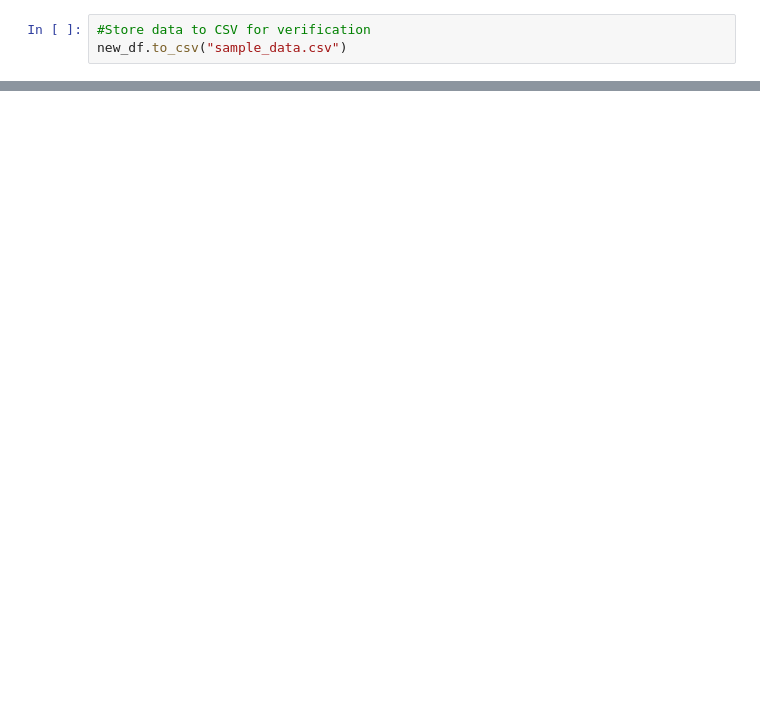
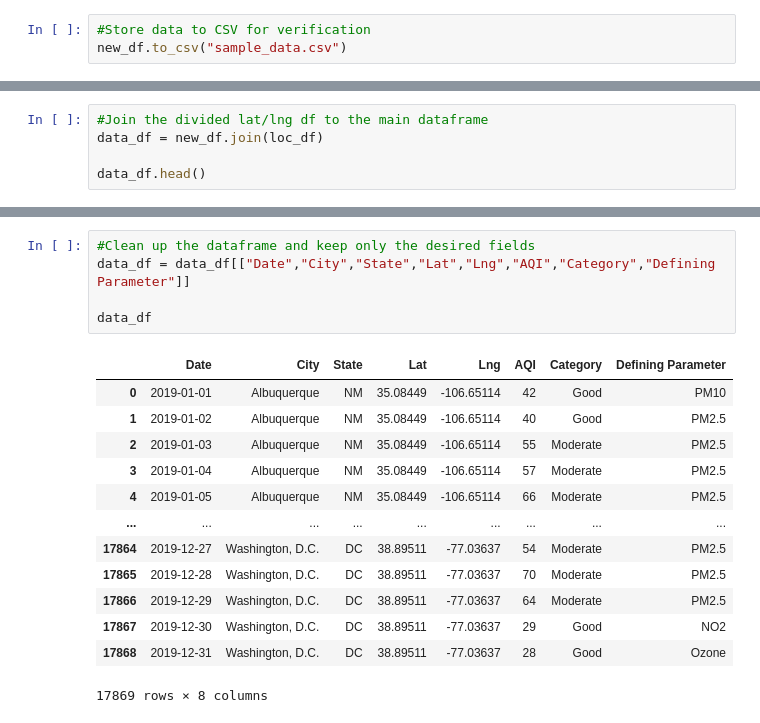
Before and after one commit to BenSnyder90/US-Air-Quality-During-COVID-19, a Jupyter notebook: merge_data.ipynb, the cells around one changed output, grey strips where cells are left out. Cells and saved outputs as stored; diff of their text form; blank space fills up the shorter version.

```diff
--- a/merge_data.ipynb
+++ b/merge_data.ipynb
@@ -201,0 +202,5 @@ neww_df
+# %%
+#Join the divided lat/lng df to the main dataframe
+data_df = new_df.join(loc_df)
+
+data_df.head()
@@ -201,0 +214,19 @@ neww_df
+# %%
+#Clean up the dataframe and keep only the desired fields
+data_df = data_df[["Date","City","State","Lat","Lng","AQI","Category","Defining Parameter"]]
+
+data_df
+# %% [output]
+|  | Date | City | State | Lat | Lng | AQI | Category | Defining Parameter |
+| 0 | 2019-01-01 | Albuquerque | NM | 35.08449 | -106.65114 | 42 | Good | PM10 |
+| 1 | 2019-01-02 | Albuquerque | NM | 35.08449 | -106.65114 | 40 | Good | PM2.5 |
+| 2 | 2019-01-03 | Albuquerque | NM | 35.08449 | -106.65114 | 55 | Moderate | PM2.5 |
+| 3 | 2019-01-04 | Albuquerque | NM | 35.08449 | -106.65114 | 57 | Moderate | PM2.5 |
+| 4 | 2019-01-05 | Albuquerque | NM | 35.08449 | -106.65114 | 66 | Moderate | PM2.5 |
+| ... | ... | ... | ... | ... | ... | ... | ... | ... |
+| 17864 | 2019-12-27 | Washington, D.C. | DC | 38.89511 | -77.03637 | 54 | Moderate | PM2.5 |
+| 17865 | 2019-12-28 | Washington, D.C. | DC | 38.89511 | -77.03637 | 70 | Moderate | PM2.5 |
+| 17866 | 2019-12-29 | Washington, D.C. | DC | 38.89511 | -77.03637 | 64 | Moderate | PM2.5 |
+| 17867 | 2019-12-30 | Washington, D.C. | DC | 38.89511 | -77.03637 | 29 | Good | NO2 |
+| 17868 | 2019-12-31 | Washington, D.C. | DC | 38.89511 | -77.03637 | 28 | Good | Ozone |
+17869 rows × 8 columns
```
Also changed, not shown: parts of 6 cells of this notebook, 1 other file.
